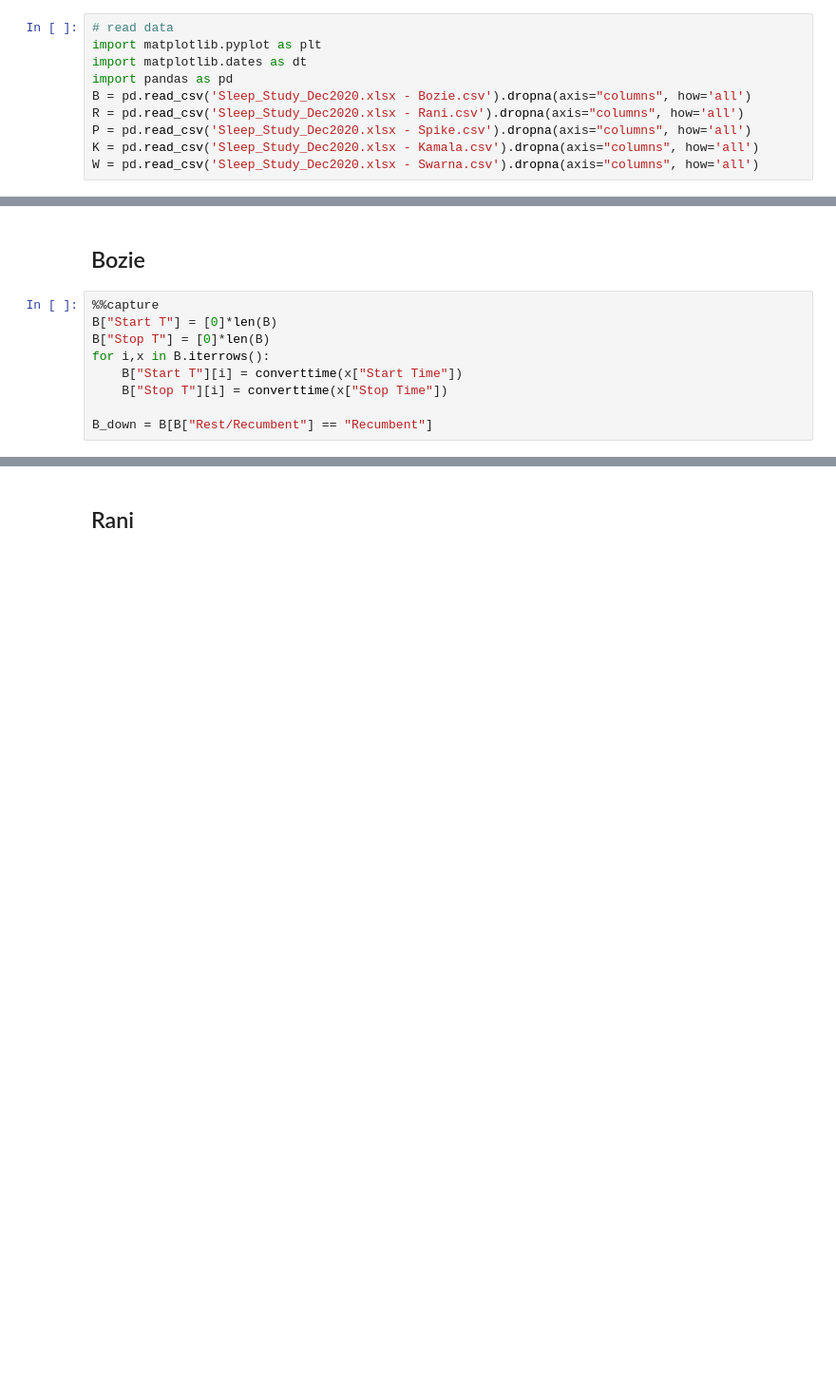
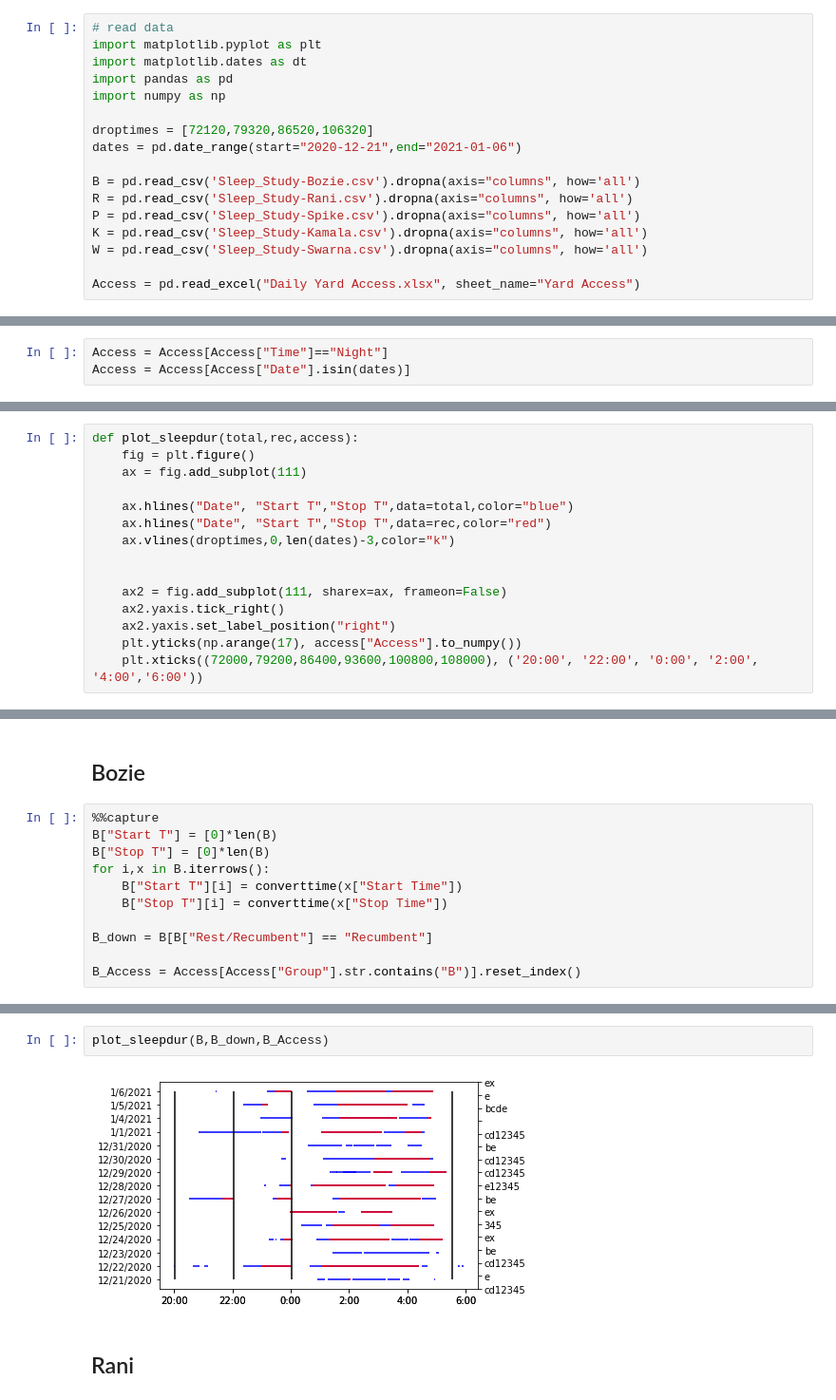
Before and after one commit to tkswanson/NZP_Elephant, a Jupyter notebook: Sleep/Sleep Analysis.ipynb, the cells around one changed output, grey strips where cells are left out. Shown at 95% size. Cells and saved outputs as stored; diff of their text form; blank space fills up the shorter version.

Commit message:
access

```diff
--- a/Sleep/Sleep Analysis.ipynb
+++ b/Sleep/Sleep Analysis.ipynb
@@ -3,8 +3,15 @@
 import matplotlib.pyplot as plt
 import matplotlib.dates as dt
 import pandas as pd
-B = pd.read_csv('Sleep_Study_Dec2020.xlsx - Bozie.csv').dropna(axis="columns", how='all')
-R = pd.read_csv('Sleep_Study_Dec2020.xlsx - Rani.csv').dropna(axis="columns", how='all')
-P = pd.read_csv('Sleep_Study_Dec2020.xlsx - Spike.csv').dropna(axis="columns", how='all')
-K = pd.read_csv('Sleep_Study_Dec2020.xlsx - Kamala.csv').dropna(axis="columns", how='all')
-W = pd.read_csv('Sleep_Study_Dec2020.xlsx - Swarna.csv').dropna(axis="columns", how='all')
+import numpy as np
+
+droptimes = [72120,79320,86520,106320]
+dates = pd.date_range(start="2020-12-21",end="2021-01-06")
+
+B = pd.read_csv('Sleep_Study-Bozie.csv').dropna(axis="columns", how='all')
+R = pd.read_csv('Sleep_Study-Rani.csv').dropna(axis="columns", how='all')
+P = pd.read_csv('Sleep_Study-Spike.csv').dropna(axis="columns", how='all')
+K = pd.read_csv('Sleep_Study-Kamala.csv').dropna(axis="columns", how='all')
+W = pd.read_csv('Sleep_Study-Swarna.csv').dropna(axis="columns", how='all')
+
+Access = pd.read_excel("Daily Yard Access.xlsx", sheet_name="Yard Access")
@@ -13,8 +18,26 @@ droptimes = [72120,79320, 86520,106320]
+# %%
+Access = Access[Access["Time"]=="Night"]
+Access = Access[Access["Date"].isin(dates)]
 # %%
 def converttime(string):
     (h, m, s) = string.split(':')
     if (int(h) < 12): h= int(h) + 24
     return int(h) * 3600 + int(m) * 60 + int(s)
+# %%
+def plot_sleepdur(total,rec,access):
+    fig = plt.figure()
+    ax = fig.add_subplot(111)
+
+    ax.hlines("Date", "Start T","Stop T",data=total,color="blue")
+    ax.hlines("Date", "Start T","Stop T",data=rec,color="red")
+    ax.vlines(droptimes,0,len(dates)-3,color="k")
+
+
+    ax2 = fig.add_subplot(111, sharex=ax, frameon=False)
+    ax2.yaxis.tick_right()
+    ax2.yaxis.set_label_position("right")
+    plt.yticks(np.arange(17), access["Access"].to_numpy())
+    plt.xticks((72000,79200,86400,93600,100800,108000), ('20:00', '22:00', '0:00', '2:00', '4:00','6:00'))
 # %%
 #B.loc[:,'Start DTime'] = pd.to_datetime(B.Date + ' '+ B["Start Time"])
 # %% [markdown]
@@ -28,3 +51,5 @@ for i,x in B.iterrows():
     B["Stop T"][i] = converttime(x["Stop Time"])
 
 B_down = B[B["Rest/Recumbent"] == "Recumbent"]
+
+B_Access = Access[Access["Group"].str.contains("B")].reset_index()
@@ -40,3 +56,7 @@ ax = plt.xticks((72000,79200,86400,93600,100800,108000), ('20:00', '22:00', '0:0
+# %%
+plot_sleepdur(B,B_down,B_Access)
+# %% [output]
+[figure, added]
 # %% [markdown]
 ## Rani
 # %%
```
Also changed, not shown: parts of 11 cells of this notebook, 10 other files.
